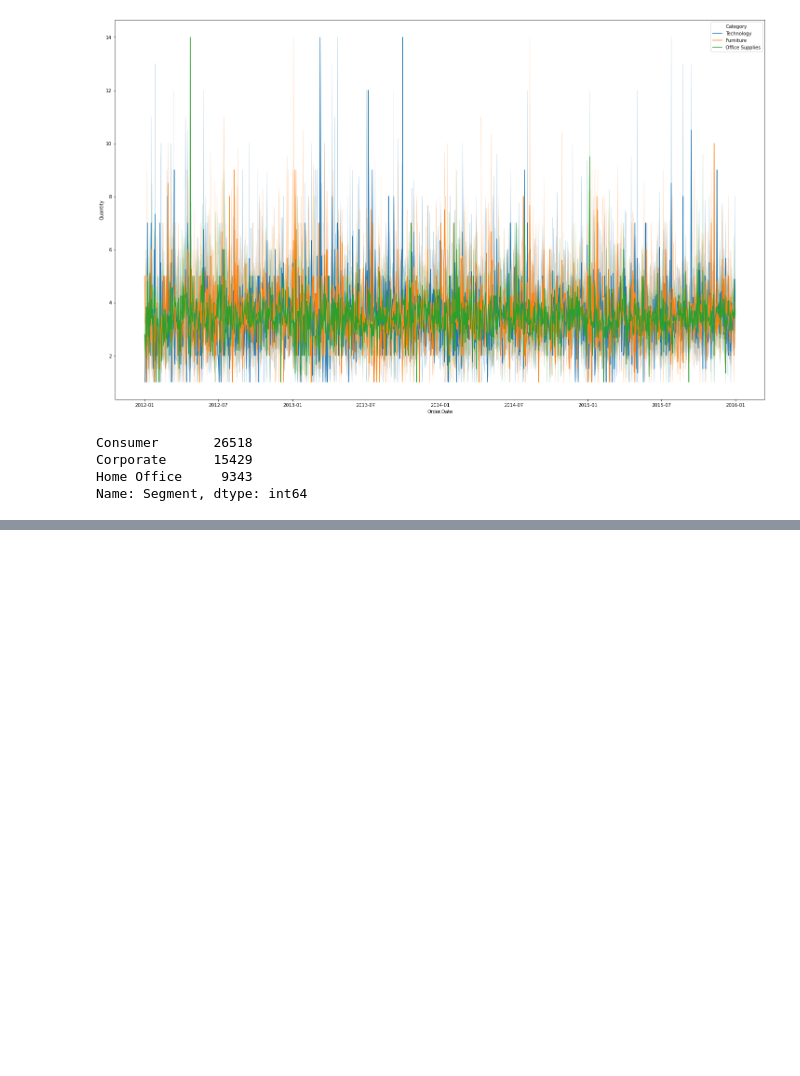
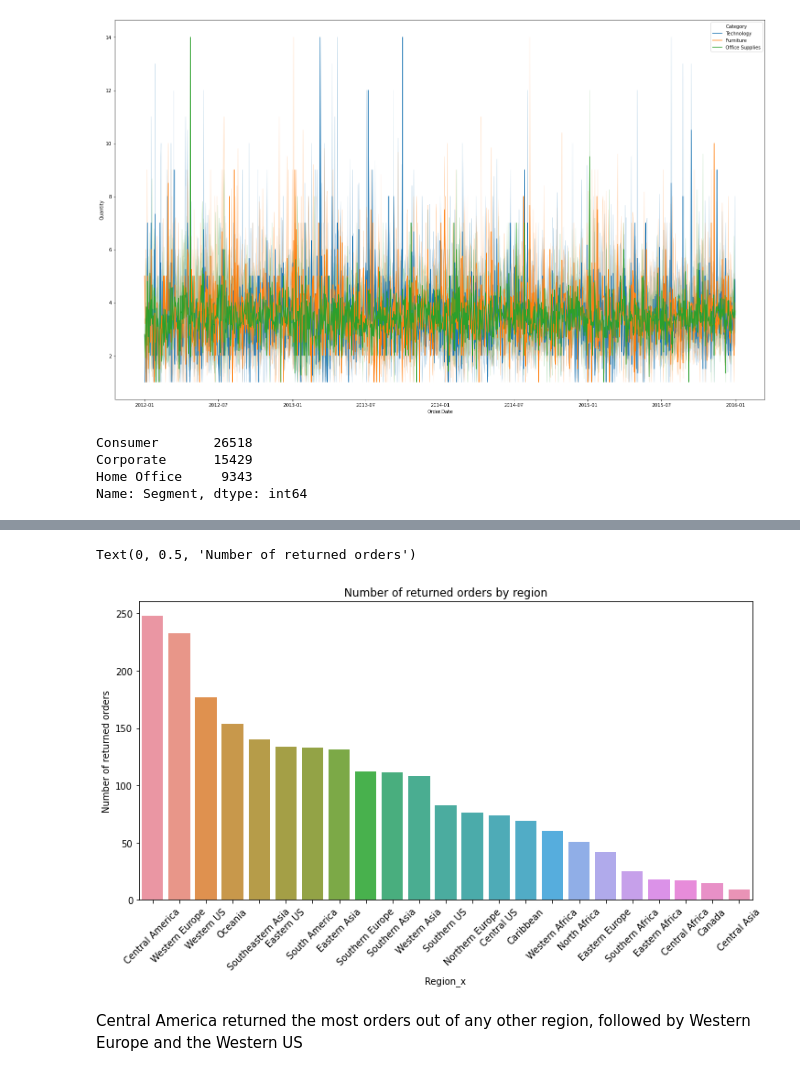
Before and after one commit to pizacd/machine_learning_lab, a Jupyter notebook: DouglasPizac/ML_lab.ipynb, the cells around one changed output, grey strips where cells are left out. Cells and saved outputs as stored; diff of their text form; code cells hidden in the pictures; blank space fills up the shorter version.

```diff
--- a/DouglasPizac/ML_lab.ipynb
+++ b/DouglasPizac/ML_lab.ipynb
@@ -167,0 +197,15 @@ customer_returns = returned.groupby('Customer.ID')['Order.ID'].count()
+# %%
+region = returned.groupby('Region_x')['Order.ID'].count().reset_index().sort_values(by = 'Order.ID', ascending = False)
+# %%
+import matplotlib.pyplot as plt
+import seaborn as sns
+plt.figure(figsize = (12,6))
+sns.barplot(data = region, x = 'Region_x', y = 'Order.ID')
+plt.xticks(rotation = 45)
+plt.title('Number of returned orders by region')
+plt.ylabel('Number of returned orders')
+# %% [output]
+Text(0, 0.5, 'Number of returned orders')
+[figure, added]
+# %% [markdown]
+<p> Central America returned the most orders out of any other region, followed by Western Europe and the Western US </p>
```
Also changed, not shown: parts of 18 cells of this notebook.
